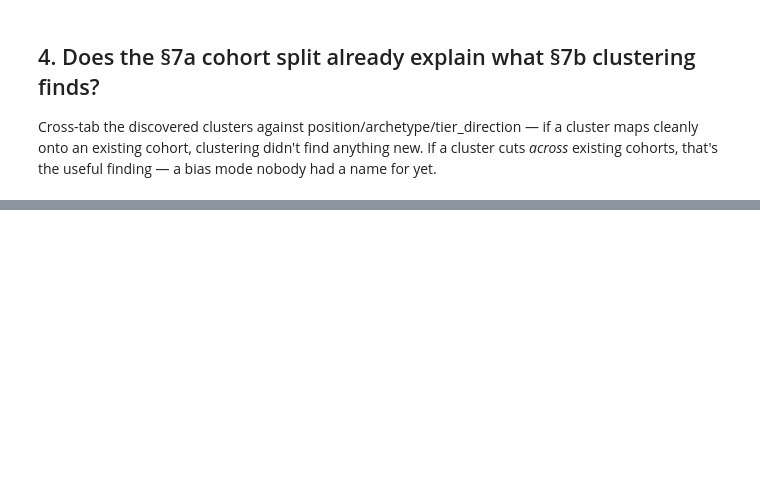
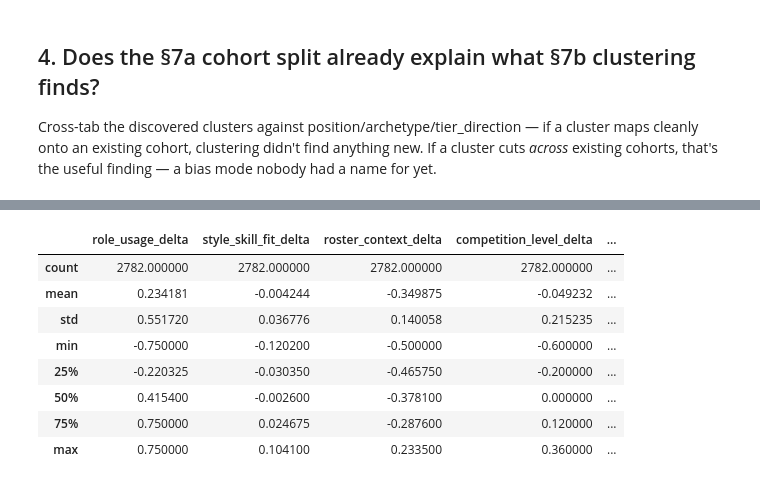
Before and after one commit to shanthg01/MIDS210-Capstone, a Jupyter notebook: notebooks/models/destination_backtest.ipynb, the cells around one changed output, grey strips where cells are left out. Drawn from its saved outputs; the diff is of its cells as text; code cells hidden in the pictures; blank space fills up the shorter version.

```diff
--- a/notebooks/models/destination_backtest.ipynb
+++ b/notebooks/models/destination_backtest.ipynb
@@ -144,0 +248,38 @@ for c in sorted(cohort_check["cluster"].unique()):
+# %%
+import json as _json
+
+
+def _parse_explanation(x):
+    if isinstance(x, str):
+        try:
+            return _json.loads(x)
+        except (TypeError, ValueError):
+            return {}
+    return x or {}
+
+
+_expl = residual_df["explanation"].map(_parse_explanation)
+_EXPL_KEYS = [
+    "role_usage_delta",
+    "style_skill_fit_delta",
+    "roster_context_delta",
+    "competition_level_delta",
+    "total_context_delta",
+    "source_usage_rate",
+    "dest_expected_usage",
+    "dest_expected_minutes",
+]
+for _key in _EXPL_KEYS:
+    residual_df[_key] = _expl.apply(lambda d, k=_key: d.get(k))
+
+residual_df[_EXPL_KEYS].describe()
+# %% [output]
+|  | role_usage_delta | style_skill_fit_delta | roster_context_delta | competition_level_delta | ... |
+| count | 2782.000000 | 2782.000000 | 2782.000000 | 2782.000000 | ... |
+| mean | 0.234181 | -0.004244 | -0.349875 | -0.049232 | ... |
+| std | 0.551720 | 0.036776 | 0.140058 | 0.215235 | ... |
+| min | -0.750000 | -0.120200 | -0.500000 | -0.600000 | ... |
+| 25% | -0.220325 | -0.030350 | -0.465750 | -0.200000 | ... |
+| 50% | 0.415400 | -0.002600 | -0.378100 | 0.000000 | ... |
+| 75% | 0.750000 | 0.024675 | -0.287600 | 0.120000 | ... |
+| max | 0.750000 | 0.104100 | 0.233500 | 0.360000 | ... |
```
Also changed, not shown: parts of 15 cells of this notebook, 2 other files.
